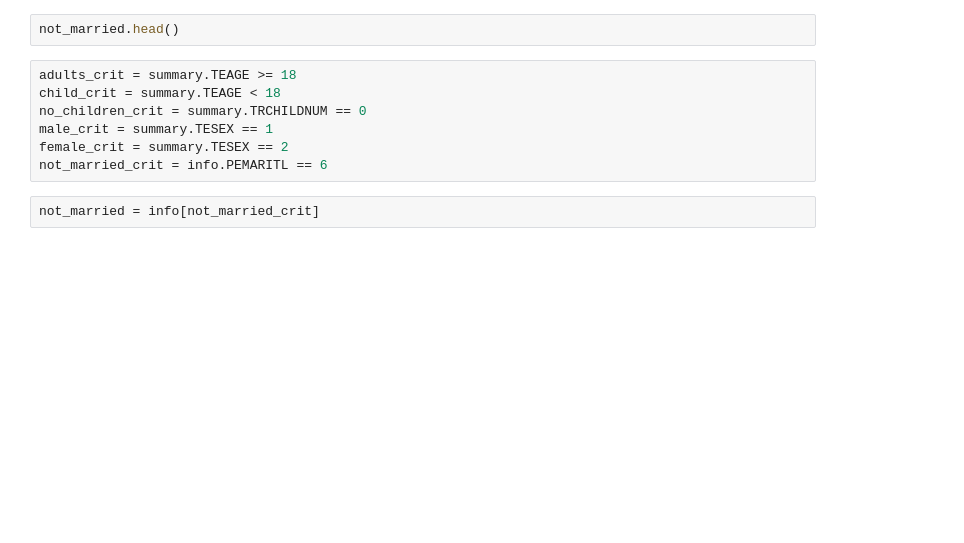
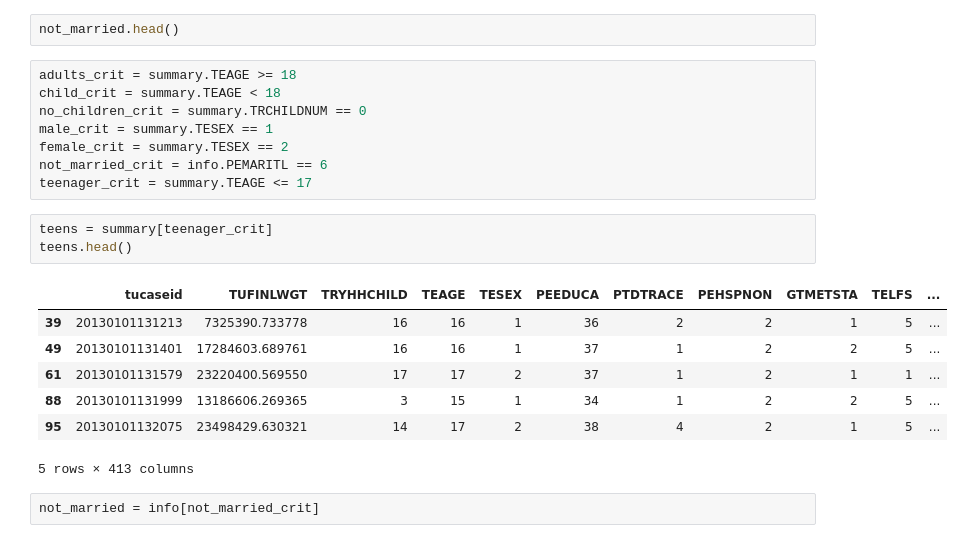
Before and after one commit to zseaborn63/atus-analysis, a Jupyter notebook: Practice.ipynb, the cells around one changed output. Drawn from its saved outputs; the diff is of its cells as text; blank space fills up the shorter version.

```diff
--- a/Practice.ipynb
+++ b/Practice.ipynb
@@ -20,6 +20,18 @@ no_children_crit = summary.TRCHILDNUM == 0
 male_crit = summary.TESEX == 1
 female_crit = summary.TESEX == 2
 not_married_crit = info.PEMARITL == 6
+teenager_crit = summary.TEAGE <= 17
+# %%
+teens = summary[teenager_crit]
+teens.head()
+# %% [output]
+|  | tucaseid | TUFINLWGT | TRYHHCHILD | TEAGE | TESEX | PEEDUCA | PTDTRACE | PEHSPNON | GTMETSTA | TELFS | ... |
+| 39 | 20130101131213 | 7325390.733778 | 16 | 16 | 1 | 36 | 2 | 2 | 1 | 5 | ... |
+| 49 | 20130101131401 | 17284603.689761 | 16 | 16 | 1 | 37 | 1 | 2 | 2 | 5 | ... |
+| 61 | 20130101131579 | 23220400.569550 | 17 | 17 | 2 | 37 | 1 | 2 | 1 | 1 | ... |
+| 88 | 20130101131999 | 13186606.269365 | 3 | 15 | 1 | 34 | 1 | 2 | 2 | 5 | ... |
+| 95 | 20130101132075 | 23498429.630321 | 14 | 17 | 2 | 38 | 4 | 2 | 1 | 5 | ... |
+5 rows × 413 columns
 # %%
 not_married = info[not_married_crit]
 # %%
```
Also changed, not shown: parts of 6 cells of this notebook, 1 other file.
